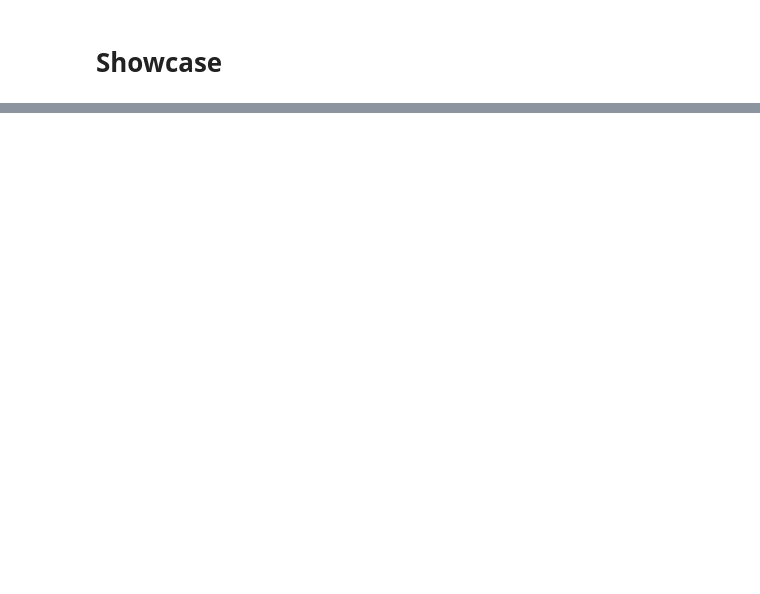
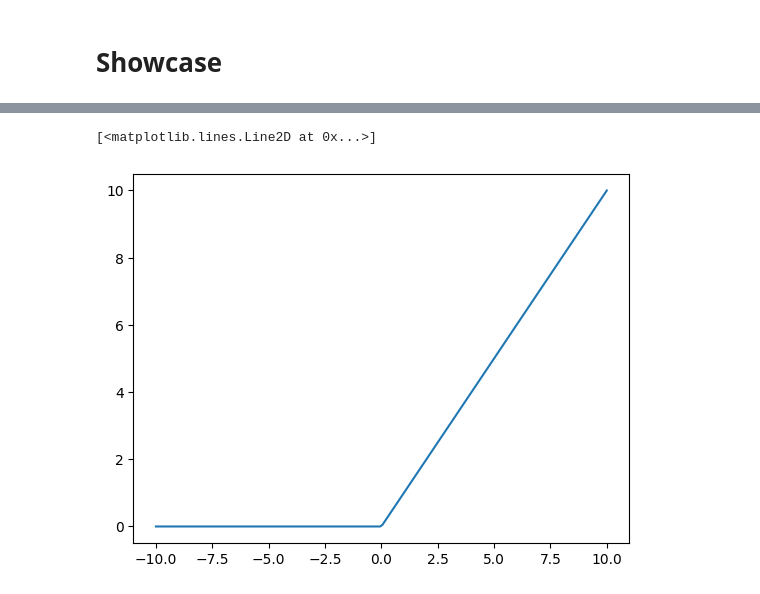
Before and after one commit to ejdam87/neural-network, a Jupyter notebook: nn_module.ipynb, the cells around one changed output, grey strips where cells are left out. Saved outputs shown, nothing was run; the diff lists cells and outputs as text; code cells hidden in the pictures; blank space fills up the shorter version.

```diff
--- a/nn_module.ipynb
+++ b/nn_module.ipynb
@@ -43,6 +50,10 @@ class StepActivation(Activation):
 class SigmoidActivation(Activation):
     def forward(self, x: NDArray) -> NDArray:
         return 1 / ( 1 + np.e ** (-x) )
+# %%
+class ReLUActivation(Activation):
+    def forward(self, x: NDArray) -> NDArray:
+        return (x + np.abs(x)) / 2  # same as max(0, elem) for elem in x
 # %% [markdown]
 ## Neural layers
 # %%
@@ -80,0 +132,9 @@ print( model.forward( np.array([1, 2, 3]) ) )
+# %%
+sigmoid = ReLUActivation(200)
+x = np.linspace(-10, 10, 200)
+y = sigmoid.forward(x)
+
+plt.plot(x, y)
+# %% [output]
+[<matplotlib.lines.Line2D at 0x...>]
+[figure, added]
```
Also changed, not shown: parts of 11 cells of this notebook.
